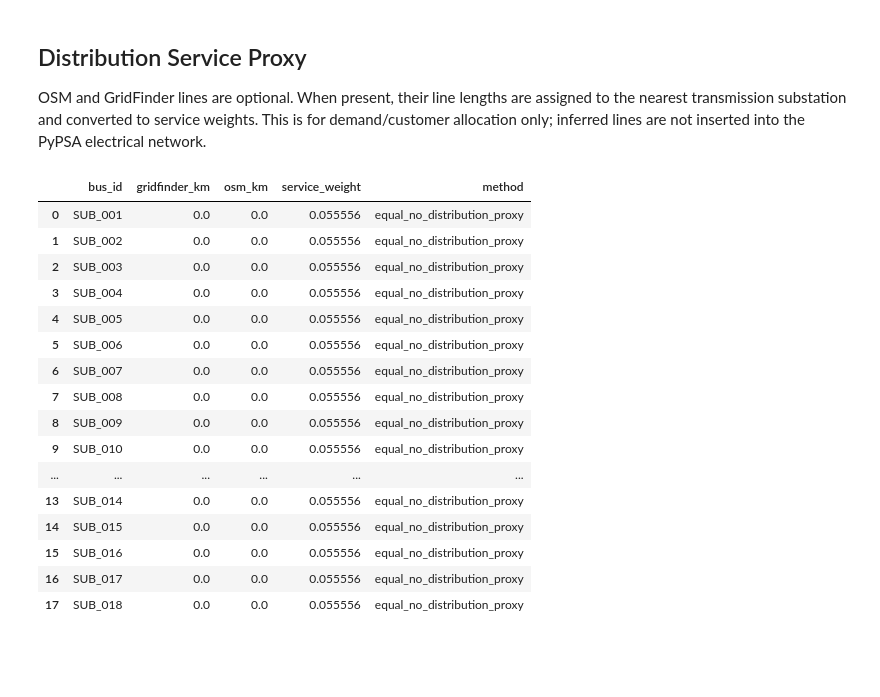
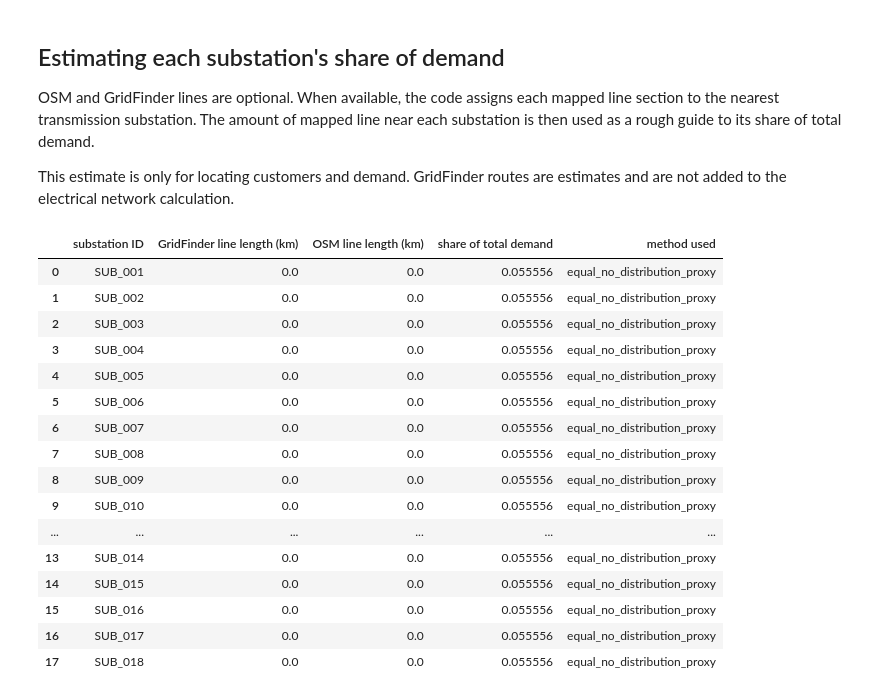
Before and after one commit to cpalazzi/pypsa-earth-mauritius-kestrel, a Jupyter notebook: notebooks/asset_model/01_operational_network.ipynb, the cells around one changed output. Cells and saved outputs as stored; diff of their text form; code cells hidden in the pictures; blank space fills up the shorter version.

```diff
--- a/notebooks/asset_model/01_operational_network.ipynb
+++ b/notebooks/asset_model/01_operational_network.ipynb
@@ -92,24 +108,32 @@ display(result.lines.drop(columns="geometry"))
 # %% [markdown]
-## Distribution Service Proxy
+## Estimating each substation's share of demand
 
-OSM and GridFinder lines are optional. When present, their line lengths are assigned to the nearest transmission substation and converted to service weights. This is for demand/customer allocation only; inferred lines are not inserted into the PyPSA electrical network.
+OSM and GridFinder lines are optional. When available, the code assigns each mapped line section to the nearest transmission substation. The amount of mapped line near each substation is then used as a rough guide to its share of total demand.
+
+This estimate is only for locating customers and demand. GridFinder routes are estimates and are not added to the electrical network calculation.
 # %%
 def optional_line_layer(path):
     if not path.exists():
         return None
     return gpd.read_parquet(path) if path.suffix == ".parquet" else gpd.read_file(path)
 
 gridfinder_path = incoming_energy_dir() / "gridfinder" / "grid.gpkg"
 osm_path = incoming_energy_dir() / "osm" / "distribution_lines.parquet"
 service_weights = build_service_weights(
     result.buses,
     gridfinder_lines=optional_line_layer(gridfinder_path),
     osm_distribution_lines=optional_line_layer(osm_path),
 )
 service_weights.to_csv(COLLABORATOR_DIR / "service_weights.csv", index=False)
-display(service_weights)
+display(service_weights.rename(columns={
+    "bus_id": "substation ID",
+    "gridfinder_km": "GridFinder line length (km)",
+    "osm_km": "OSM line length (km)",
+    "service_weight": "share of total demand",
+    "method": "method used",
+}))
 # %% [output]
-|  | bus_id | gridfinder_km | osm_km | service_weight | method |
+|  | substation ID | GridFinder line length (km) | OSM line length (km) | share of total demand | method used |
 | 0 | SUB_001 | 0.0 | 0.0 | 0.055556 | equal_no_distribution_proxy |
 | 1 | SUB_002 | 0.0 | 0.0 | 0.055556 | equal_no_distribution_proxy |
 | 2 | SUB_003 | 0.0 | 0.0 | 0.055556 | equal_no_distribution_proxy |
```
Also changed, not shown: parts of 7 cells of this notebook, 26 other files.
